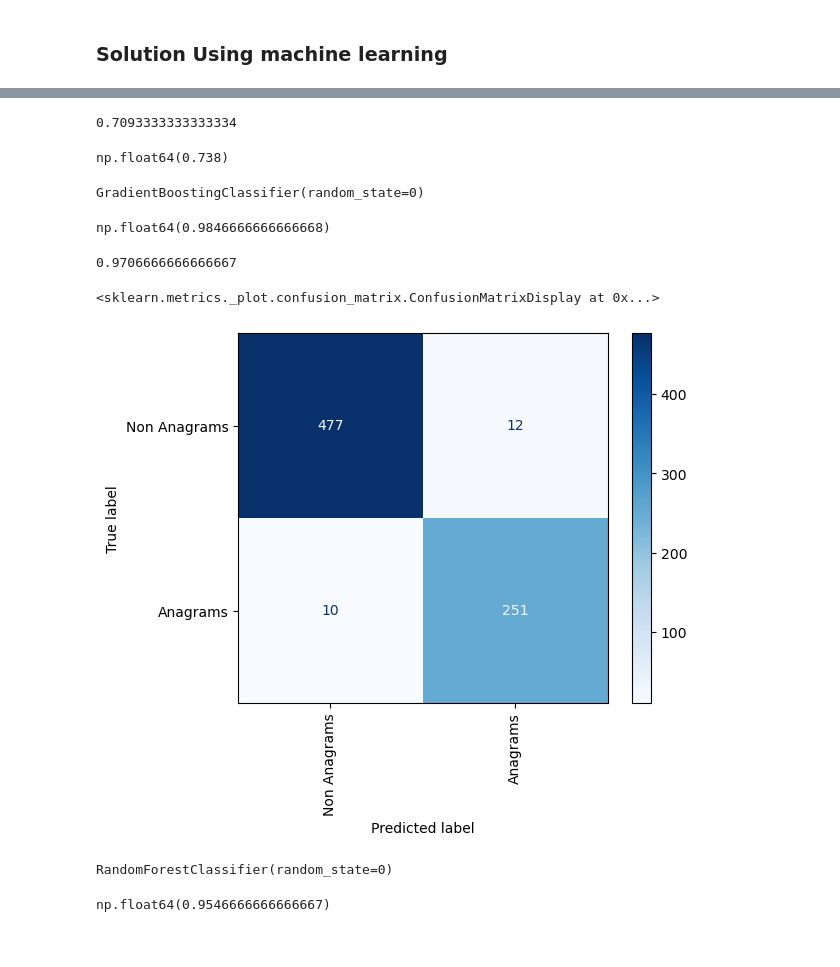
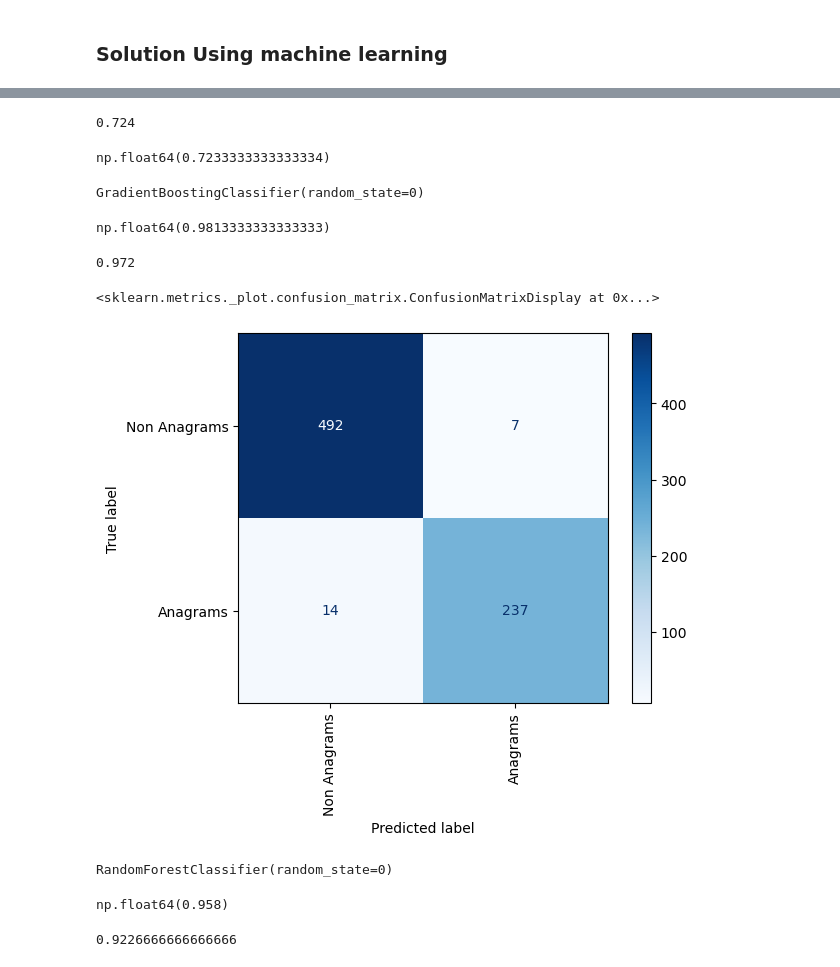
Before and after one commit to Kennexcorp/Anagram-Prediction, a Jupyter notebook: anagram_checker.ipynb, the cells around one changed output, grey strips where cells are left out. Drawn from its saved outputs; the diff is of its cells as text; code cells hidden in the pictures.

```diff
--- a/anagram_checker.ipynb
+++ b/anagram_checker.ipynb
@@ -93,7 +93,7 @@ y = df['IsAnagram']
 # Split data 50/50 for test/train
 from sklearn.model_selection import train_test_split
 
-x_train, x_test, y_train, y_test = train_test_split(x, y, test_size=0.5, random_state=90)
+x_train, x_test, y_train, y_test = train_test_split(x, y, test_size=0.5, random_state=0, stratify=y)
 # %%
 from sklearn.linear_model import LogisticRegression
 
@@ -102,41 +102,41 @@ lr_model = LogisticRegression(max_iter=1000, random_state=0)
 lr_model.fit(x_train, y_train)
 lr_model.score(x_test, y_test)
 # %% [output]
-0.7093333333333334
+0.724
 # %%
 from sklearn.model_selection import cross_val_score
 
 cross_val_score(lr_model, x, y, cv=5).mean()
 # LR model does not really perform well, lets try other models
 # %% [output]
-np.float64(0.738)
+np.float64(0.7233333333333334)
 # %%
 # lets use gradient booster
 %matplotlib inline
 from sklearn.ensemble import GradientBoostingClassifier
 from sklearn.metrics import ConfusionMatrixDisplay as cmd
 
-# Fit model using LR
-gr_model = GradientBoostingClassifier(random_state=0)
-gr_model.fit(x_train, y_train)
+# Fit model using GBC
+gbc_model = GradientBoostingClassifier(random_state=0)
+gbc_model.fit(x_train, y_train)
 # %% [output]
 GradientBoostingClassifier(random_state=0)
 # %%
 # calculate the cross val score
-cross_val_score(gr_model, x, y, cv=5).mean()
+cross_val_score(gbc_model, x, y, cv=5).mean()
 # %% [output]
-np.float64(0.9846666666666668)
+np.float64(0.9813333333333333)
 # %%
-gr_model.score(x_test, y_test)
+gbc_model.score(x_test, y_test)
 # Our model is performing well with GBC
 # %% [output]
-0.9706666666666667
+0.972
 # %%
 # plot the Confusion matrix diagram
-cmd.from_estimator(gr_model, x_test, y_test, display_labels=labels, cmap='Blues', xticks_rotation='vertical')
+cmd.from_estimator(gbc_model, x_test, y_test, display_labels=labels, cmap='Blues', xticks_rotation='vertical')
 # %% [output]
 <sklearn.metrics._plot.confusion_matrix.ConfusionMatrixDisplay at 0x...>
-[figure, old version]
+[figure, new version]
 # %%
 # lets try the random forest classifier
 from sklearn.ensemble import RandomForestClassifier
@@ -148,7 +148,12 @@ RandomForestClassifier(random_state=0)
 # %%
 cross_val_score(rfc_model, x, y, cv=5).mean()
 # %% [output]
-np.float64(0.9546666666666667)
+np.float64(0.958)
+# %%
+# check test score
+rfc_model.score(x_test, y_test)
+# %% [output]
+0.9226666666666666
 # %%
 cmd.from_estimator(rfc_model, x_test, y_test, display_labels=labels, cmap='Blues', xticks_rotation='vertical')
 # %% [output]
```
Also changed, not shown: parts of 6 cells of this notebook, 3 other files.
